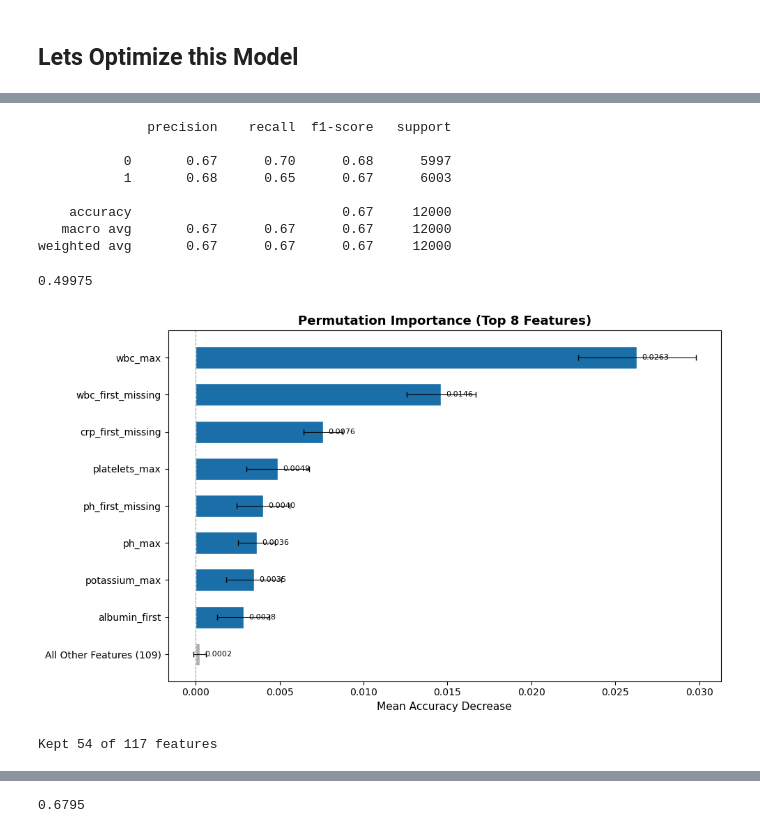
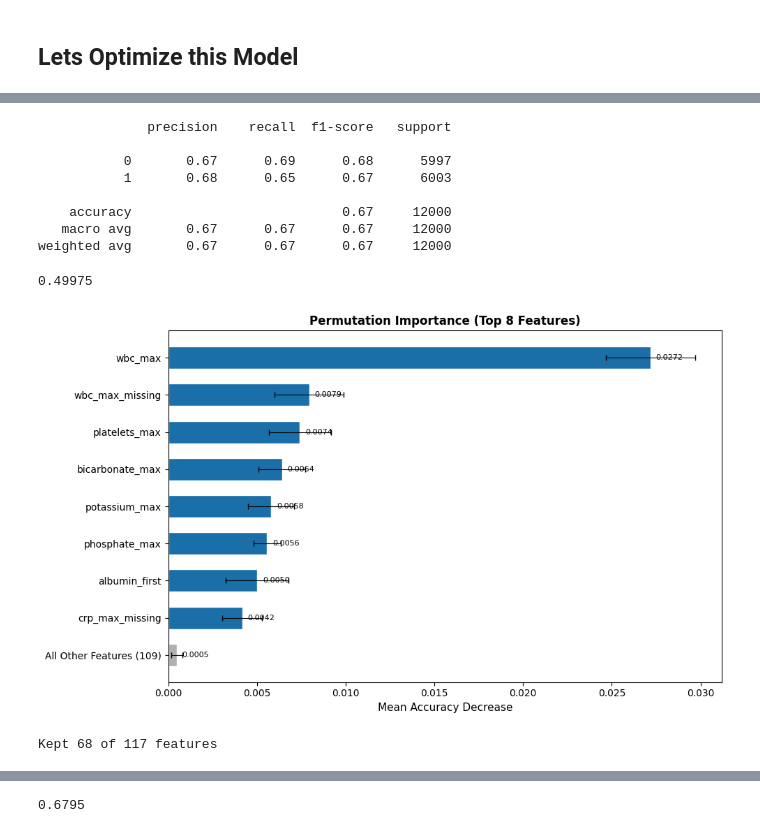
Before and after one commit to matekenya/amr-xai, a Jupyter notebook: amr_xai.ipynb, the cells around one changed output, grey strips where cells are left out. Saved outputs shown, nothing was run; the diff lists cells and outputs as text; code cells hidden in the pictures.

```diff
--- a/amr_xai.ipynb
+++ b/amr_xai.ipynb
@@ -41,24 +26,32 @@ y = pd.read_csv('data/target.csv').iloc[:, 1:]
 # %%
 X_train, X_test, y_train, y_test = train_test_split(X_mice, y, test_size=0.3, train_size=0.7, random_state=42)
 # %%
-%%script false --no-raise-error
 models = {
-    'decision_tree': DecisionTreeClassifier(),
+    'logistic':LogisticRegression(),
+    'decision_tree': DecisionTreeClassifier(max_depth=4, max_leaf_nodes=32),
     'random_forest': RandomForestClassifier(),
+    'hist_gradient_boosting':HistGradientBoostingClassifier(),
     'gradient_boosting':GradientBoostingClassifier()
 }
 
 model_perfomance = {}
+trained_models = {}
 
 for model_name in models:
     model = models[model_name]
     model.fit(X_train, y_train)
 
-    y_pred = model.predict(X_test)
+    y_pred = model.predict_proba(X_test)
+
+    y_proba = model.predict_proba(X_test)
+    y_pred = np.argmax(y_pred, axis=1)
 
     model_perfomance[model_name] = {'accuracy': accuracy_score(y_test, y_pred),
-                                    'f1_score': f1_score(y_test, y_pred)}
+                                    'f1_score': f1_score(y_test, y_pred),
+                                    'recall':recall_score(y_test, y_pred),
+                                    'precision':precision_score(y_test, y_pred)}
+    trained_models[model_name] = model
 
-
-print(model_perfomance)
+#print(model_perfomance)
 results = pd.DataFrame(model_perfomance)
+display(results)
@@ -99,9 +107,9 @@ sns.heatmap(confusion_matrix(y_test, y_pred_lbl))
 # %%
-print(classification_report(y_test, y_pred_lbl))
+print(classification_report(y_test, y_pred))
 # %% [output]
               precision    recall  f1-score   support
 
-           0       0.67      0.70      0.68      5997
+           0       0.67      0.69      0.68      5997
            1       0.68      0.65      0.67      6003
 
     accuracy                           0.67     12000
@@ -118,7 +126,7 @@ print(dummy.score(X_test, y_test))
 # %%
 from sklearn.inspection import permutation_importance
 # %%
-result = permutation_importance(model, X_test, y_test, n_repeats=10, random_state=42)
+result = permutation_importance(trained_models['gradient_boosting'], X_test, y_test, n_repeats=10, random_state=42)
 # %%
 perm_imp = pd.DataFrame({
     'feature': X_mice.columns,
@@ -139,38 +147,36 @@ others_row = pd.DataFrame([{
 
 # Combine and sort for plotting (smallest at top → largest at bottom for barh)
 plot_df = pd.concat([others_row, top8]).reset_index(drop=True)
 plot_df = plot_df.sort_values('importance', ascending=True)
 
 # Color: highlight top 8 vs the aggregated group
 colors = ['#b0b0b0'] + ['#1a6fa8'] * 8  # grey for "others", blue for top 8
 
 plt.figure(figsize=(10, 6))
 bars = plt.barh(
     plot_df['feature'],
     plot_df['importance'],
     xerr=plot_df['std'],
     align='center',
     color=colors,
     edgecolor='white',
     height=0.6,
     error_kw=dict(ecolor='black', capsize=3, linewidth=0.8)
 )
 
 # Annotate importance values at end of each bar
 for bar, val in zip(bars, plot_df['importance']):
     plt.text(val + 0.0003, bar.get_y() + bar.get_height() / 2,
              f'{val:.4f}', va='center', ha='left', fontsize=8)
 
-plt.title('Permutation Importance (Top 8 Features)', fontsize=13, fontweight='bold')
+plt.title('Permutation Importance (Top 8 Features)', fontsize=12, fontweight='bold')
 plt.xlabel('Mean Accuracy Decrease', fontsize=11)
 plt.axvline(x=0, color='black', linewidth=0.8, linestyle='--', alpha=0.4)
 plt.tight_layout()
 plt.show()
 # %% [output]
-[figure, old version]
+[figure, new version]
 # %%
-result = permutation_importance(model, X_test, y_test, n_repeats=10, random_state=42)
-
 perm_imp = pd.DataFrame({
     'feature': X_mice.columns,
     'importance': result.importances_mean
@@ -184,7 +190,7 @@ X_test_reduced  = X_test[important_features]
 
 print(f"Kept {len(important_features)} of {X_train.shape[1]} features")
 # %% [output]
-Kept 54 of 117 features
+Kept 68 of 117 features
 # %%
 X_train_reduced
 # %% [output]
```
Also changed, not shown: parts of 9 cells of this notebook, 1 other file.
